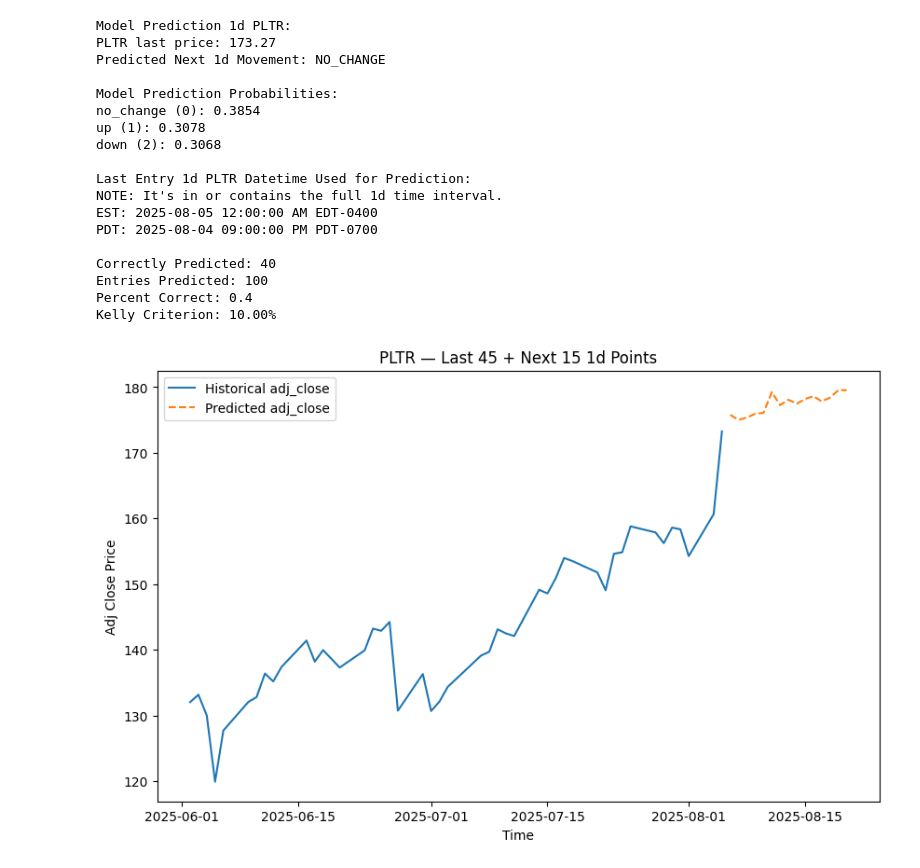
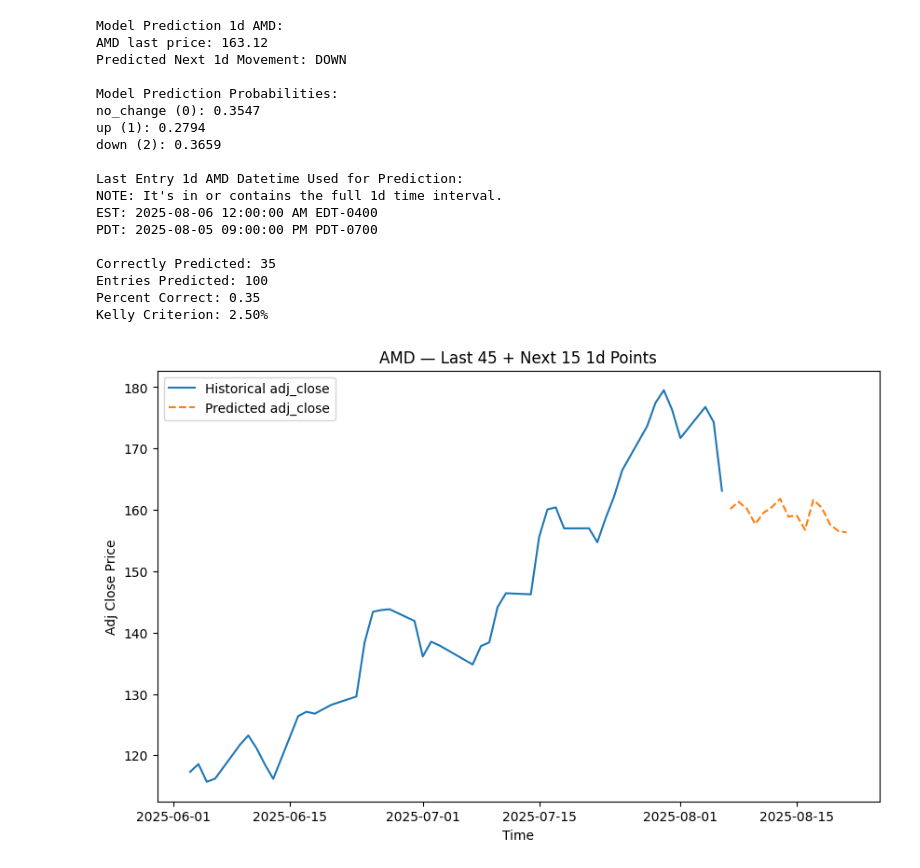
Before and after one commit to yuchild/stock_production_agg, a Jupyter notebook: validations.ipynb, the cells around one changed output. Cells and saved outputs as stored; diff of their text form; code cells hidden in the pictures.

```diff
--- a/validations.ipynb
+++ b/validations.ipynb
@@ -33,7 +33,7 @@ f.make_master_table(stock_set, interval)
 # %%
 f.xg_boost_model(interval, grid_search_on=True)
 # %%
-symbol = 'pltr'.upper()
+symbol = 'amd'.upper()
 interval = '1d'
 f.model_prospect(symbol, interval, build=False)
 df_val = f.model_validation(symbol, interval)
@@ -45,33 +45,33 @@ p = correctly_predicted / entries_predicted # percent correct
 print(f'Percent Correct: {p}')
 print(f'Kelly Criterion: {f.kelly_c(p=[p], l=1, g=2)[0]:.2%}')
 # %% [output]
-Model Prediction 1d PLTR:
-PLTR last price: 173.27
-Predicted Next 1d Movement: NO_CHANGE
+Model Prediction 1d AMD:
+AMD last price: 163.12
+Predicted Next 1d Movement: DOWN
 
 Model Prediction Probabilities:
-no_change (0): 0.3854
-up (1): 0.3078
-down (2): 0.3068
+no_change (0): 0.3547
+up (1): 0.2794
+down (2): 0.3659
 
-Last Entry 1d PLTR Datetime Used for Prediction:
+Last Entry 1d AMD Datetime Used for Prediction:
 NOTE: It's in or contains the full 1d time interval.
-EST: 2025-08-05 12:00:00 AM EDT-0400
-PDT: 2025-08-04 09:00:00 PM PDT-0700
+EST: 2025-08-06 12:00:00 AM EDT-0400
+PDT: 2025-08-05 09:00:00 PM PDT-0700
 
-Correctly Predicted: 40
+Correctly Predicted: 35
 Entries Predicted: 100
-Percent Correct: 0.4
-Kelly Criterion: 10.00%
+Percent Correct: 0.35
+Kelly Criterion: 2.50%
 # %%
 # regressor model
 # Train the 15-step-ahead model on your aggregated data:
 f.xg_boost_reg_model(interval="1mo", grid_search_on=True)
 # %%
 # Then for any symbol, plot the last 45 days plus the next 15-day forecast:
-f.plot_adj_close("pltr", interval="1d")
+f.plot_adj_close("amd", interval="1d")
 # %% [output]
-[figure, old version]
+[figure, new version]
 # %%
 import os
 import warnings
```
Also changed, not shown: parts of 1 cell of this notebook, 3 other files.
